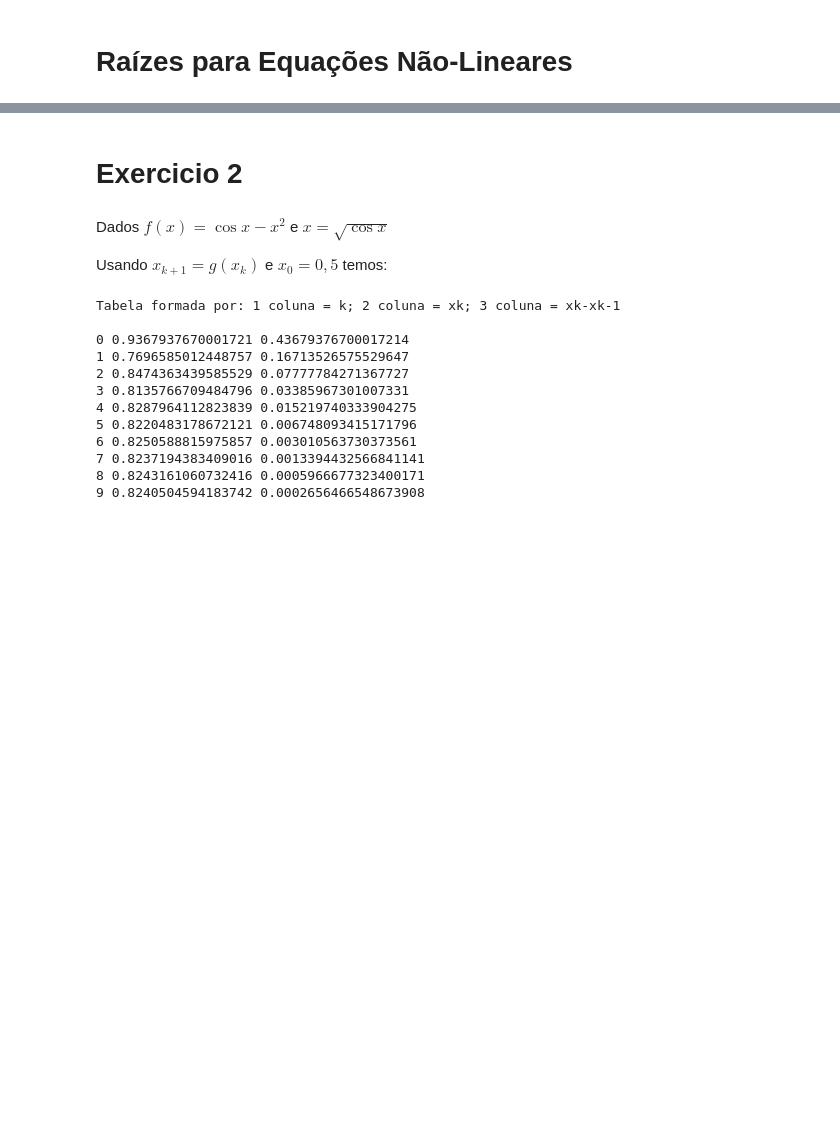
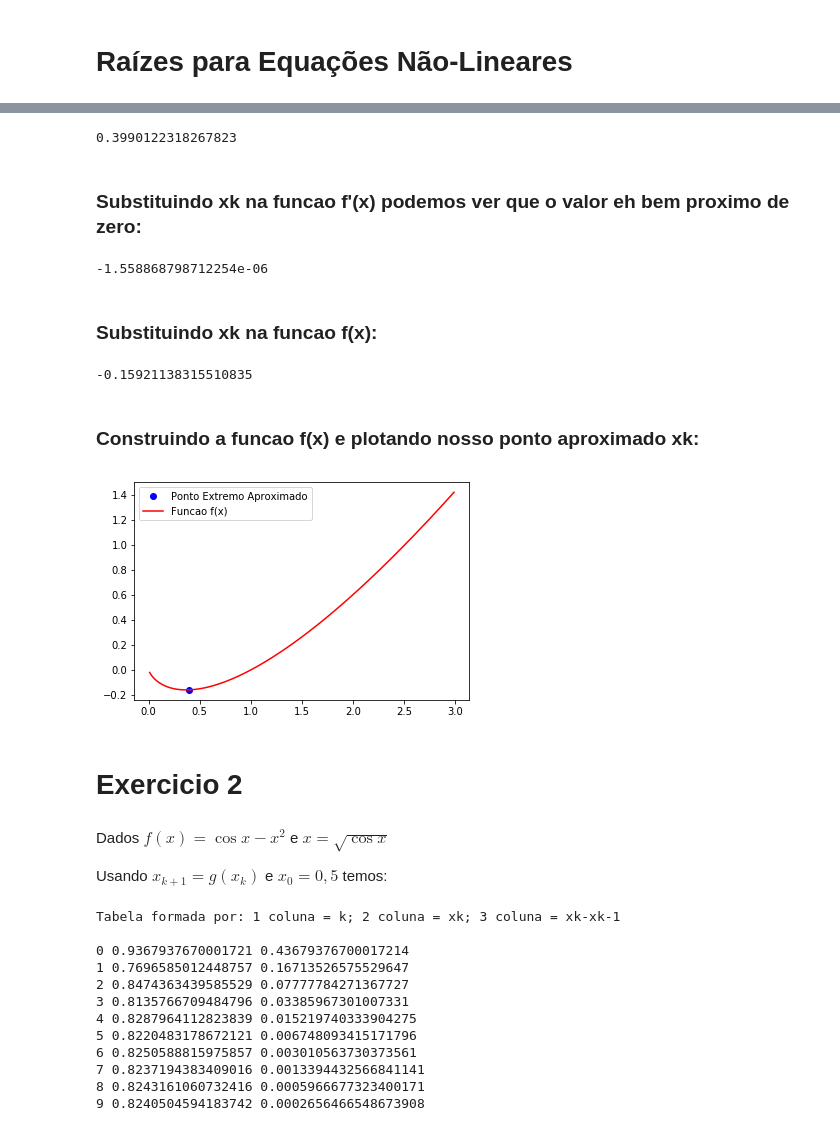
Before and after one commit to DiogoEduardo/Foundation-Mathematics-for-Computer-Science, a Jupyter notebook: Raizes para Equacoes nao lineares.ipynb, the cells around one changed output, grey strips where cells are left out. Drawn from its saved outputs; the diff is of its cells as text; code cells hidden in the pictures; blank space fills up the shorter version.

```diff
--- a/Raizes para Equacoes nao lineares.ipynb
+++ b/Raizes para Equacoes nao lineares.ipynb
@@ -5,3 +73,43 @@
+# %%
+xk = x[len(x) -1]
+print(xk)
+# %% [output]
+0.3990122318267823
+# %% [markdown]
+### Substituindo xk na funcao f'(x) podemos ver que o valor eh bem proximo de zero:
+# %%
+(xk + math.log10(xk))
+# %% [output]
+-1.558868798712254e-06
+# %% [markdown]
+### Substituindo xk na funcao f(x):
+# %%
+xk*2/2 + xk*(math.log10(xk)-1)
+# %% [output]
+-0.15921138315510835
+# %% [markdown]
+### Construindo a funcao f(x) e plotando nosso ponto aproximado xk:
+# %%
+def calculaF(x):
+    r = x*2/2 + x*(math.log10(x) -1)
+    return r
+
+Z = []
+Z = np.arange(0.01,3,0.01)
+Y = []
+
+for z in Z:
+    y = calculaF(z)
+    Y.append(y)
+
+# A linha vermelha representa a aproximacao e as bolinhas sao os pontos originais definidos inicialmente
+
+plt.plot(xk, calculaF(xk), 'bo', label = "Ponto Extremo Aproximado")
+plt.plot(Z, Y, '-r', label = "Funcao f(x)")
+plt.legend(loc='upper left')
+plt.show()
+# %% [output]
+[figure, added]
 # %% [markdown]
 # Exercicio 2
 # %% [markdown]
```
Also changed, not shown: parts of 14 cells of this notebook, 1 other file.
